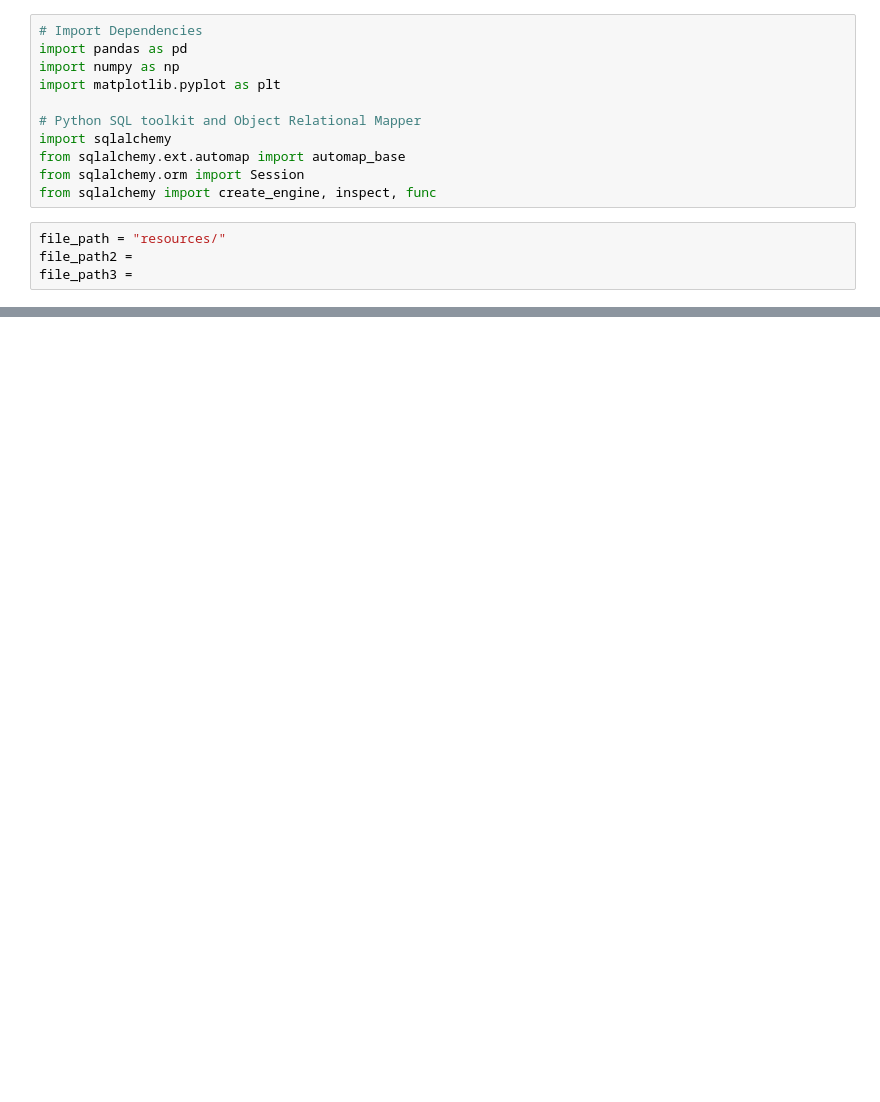
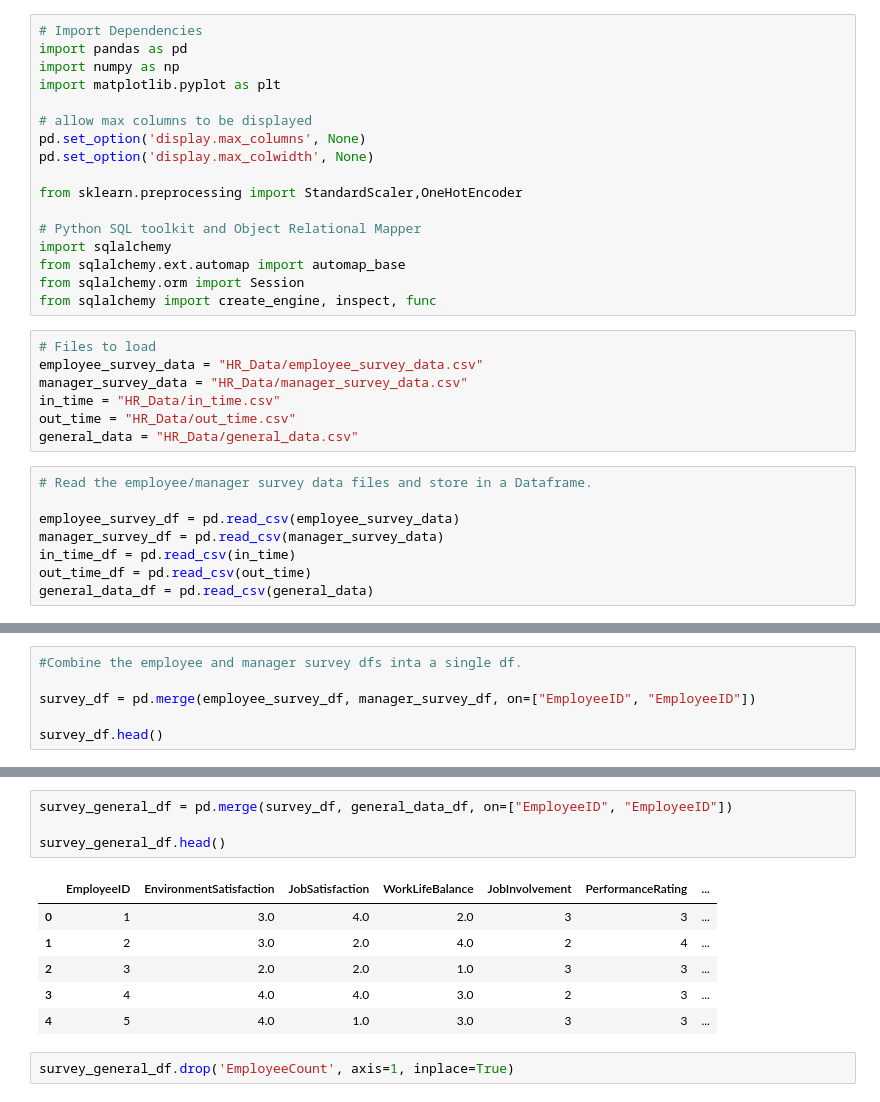
Before and after one commit to conorwhanson/UMN_Data_Capstone_Employee_Attrition, a Jupyter notebook: resources/Database_Creation.ipynb, the cells around one changed output, grey strips where cells are left out. Saved outputs shown, nothing was run; the diff lists cells and outputs as text; blank space fills up the shorter version.

```diff
--- a/resources/Database_Creation.ipynb
+++ b/resources/Database_Creation.ipynb
@@ -4,12 +4,29 @@ import pandas as pd
 import numpy as np
 import matplotlib.pyplot as plt
 
+# allow max columns to be displayed
+pd.set_option('display.max_columns', None)
+pd.set_option('display.max_colwidth', None)
+
+from sklearn.preprocessing import StandardScaler,OneHotEncoder
+
 # Python SQL toolkit and Object Relational Mapper
 import sqlalchemy
 from sqlalchemy.ext.automap import automap_base
 from sqlalchemy.orm import Session
 from sqlalchemy import create_engine, inspect, func
 # %%
-file_path = "resources/"
-file_path2 =
-file_path3 =
+# Files to load
+employee_survey_data = "HR_Data/employee_survey_data.csv"
+manager_survey_data = "HR_Data/manager_survey_data.csv"
+in_time = "HR_Data/in_time.csv"
+out_time = "HR_Data/out_time.csv"
+general_data = "HR_Data/general_data.csv"
+# %%
+# Read the employee/manager survey data files and store in a Dataframe.
+
+employee_survey_df = pd.read_csv(employee_survey_data)
+manager_survey_df = pd.read_csv(manager_survey_data)
+in_time_df = pd.read_csv(in_time)
+out_time_df = pd.read_csv(out_time)
+general_data_df = pd.read_csv(general_data)
@@ -15,0 +51,6 @@ file_path3 =
+# %%
+#Combine the employee and manager survey dfs inta a single df.
+
+survey_df = pd.merge(employee_survey_df, manager_survey_df, on=["EmployeeID", "EmployeeID"])
+
+survey_df.head()
@@ -15,0 +80,13 @@ file_path3 =
+# %%
+survey_general_df = pd.merge(survey_df, general_data_df, on=["EmployeeID", "EmployeeID"])
+
+survey_general_df.head()
+# %% [output]
+|  | EmployeeID | EnvironmentSatisfaction | JobSatisfaction | WorkLifeBalance | JobInvolvement | PerformanceRating | ... |
+| 0 | 1 | 3.0 | 4.0 | 2.0 | 3 | 3 | ... |
+| 1 | 2 | 3.0 | 2.0 | 4.0 | 2 | 4 | ... |
+| 2 | 3 | 2.0 | 2.0 | 1.0 | 3 | 3 | ... |
+| 3 | 4 | 4.0 | 4.0 | 3.0 | 2 | 3 | ... |
+| 4 | 5 | 4.0 | 1.0 | 3.0 | 3 | 3 | ... |
+# %%
+survey_general_df.drop('EmployeeCount', axis=1, inplace=True)
```
Also changed, not shown: parts of 16 cells of this notebook, 2 other files.
